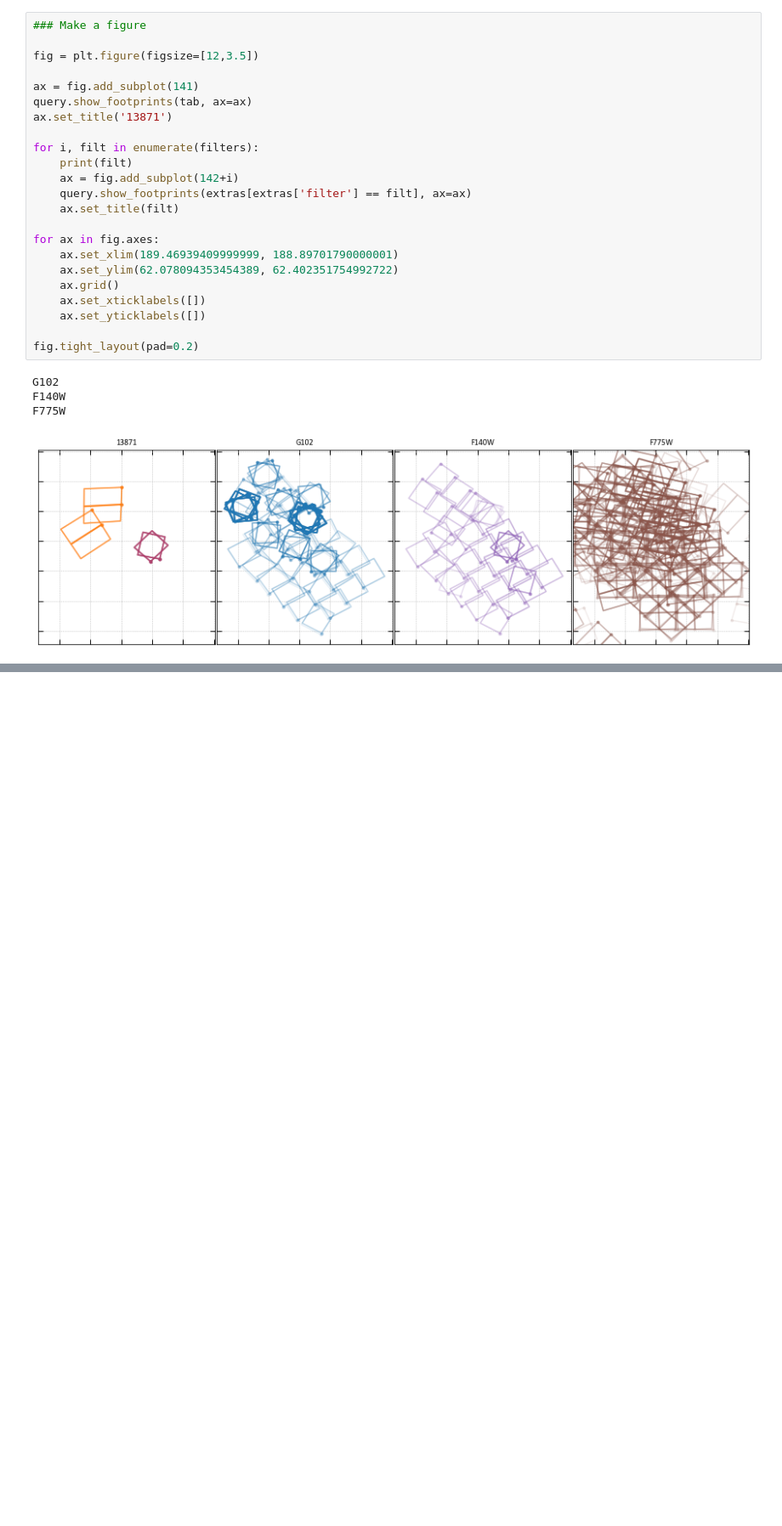
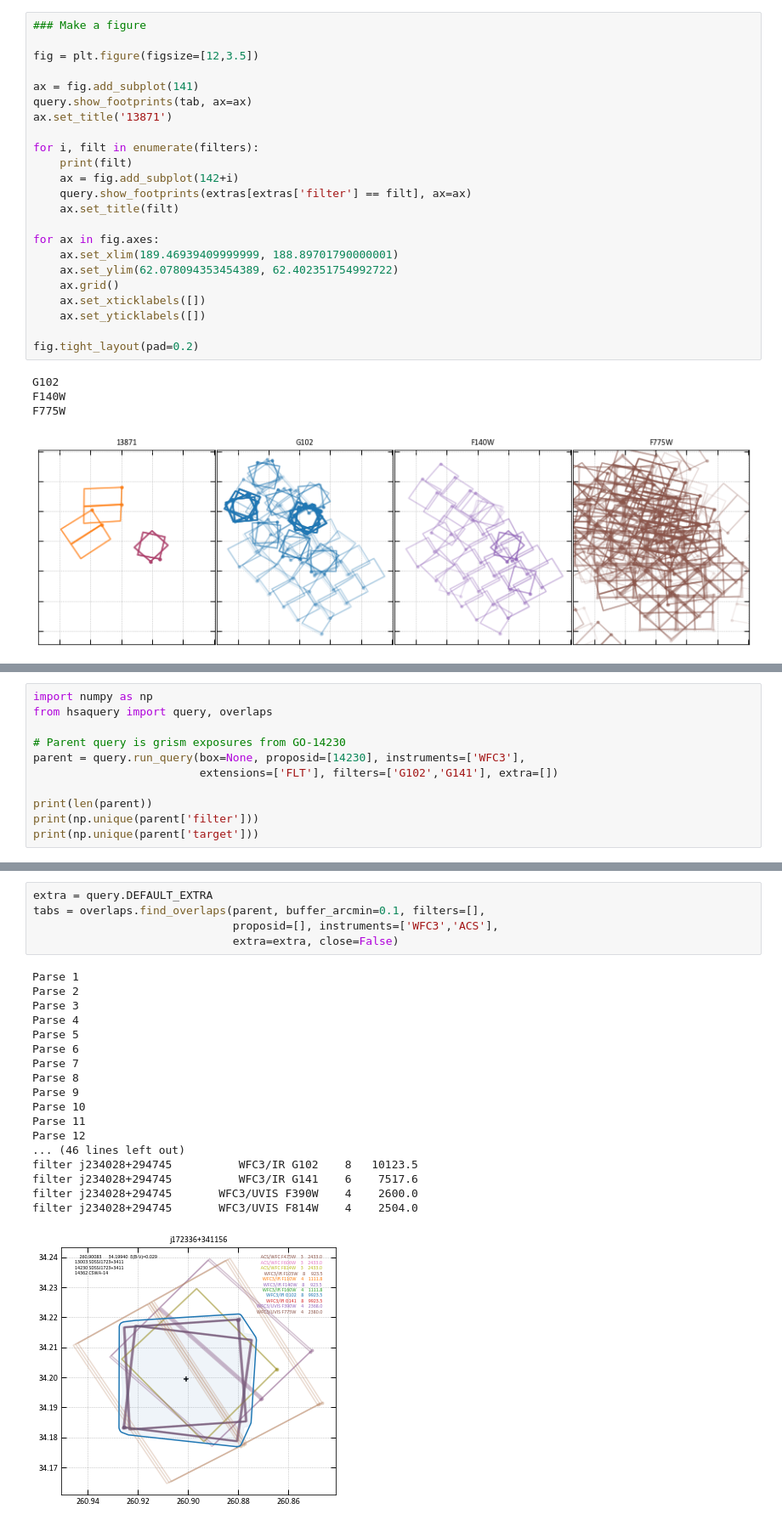
Before and after one commit to gbrammer/esa-hsaquery, a Jupyter notebook: examples/demo.ipynb, the cells around one changed output, grey strips where cells are left out. Shown at 85% size. Saved outputs shown, nothing was run; the diff lists cells and outputs as text; blank space fills up the shorter version.

Commit message:
update demo for overlaps

```diff
--- a/examples/demo.ipynb
+++ b/examples/demo.ipynb
@@ -80,0 +91,11 @@ F775W
+# %%
+import numpy as np
+from hsaquery import query, overlaps
+
+# Parent query is grism exposures from GO-14230
+parent = query.run_query(box=None, proposid=[14230], instruments=['WFC3'],
+                         extensions=['FLT'], filters=['G102','G141'], extra=[])
+
+print(len(parent))
+print(np.unique(parent['filter']))
+print(np.unique(parent['target']))
@@ -80,0 +123,24 @@ F775W
+# %%
+extra = query.DEFAULT_EXTRA
+tabs = overlaps.find_overlaps(parent, buffer_arcmin=0.1, filters=[],
+                              proposid=[], instruments=['WFC3','ACS'],
+                              extra=extra, close=False)
+# %% [output]
+Parse 1
+Parse 2
+Parse 3
+Parse 4
+Parse 5
+Parse 6
+Parse 7
+Parse 8
+Parse 9
+Parse 10
+Parse 11
+Parse 12
+... (46 lines left out)
+filter j234028+294745          WFC3/IR G102    8   10123.5
+filter j234028+294745          WFC3/IR G141    6    7517.6
+filter j234028+294745       WFC3/UVIS F390W    4    2600.0
+filter j234028+294745       WFC3/UVIS F814W    4    2504.0
+[figure, added]
```
Also changed, not shown: parts of 4 cells of this notebook.
